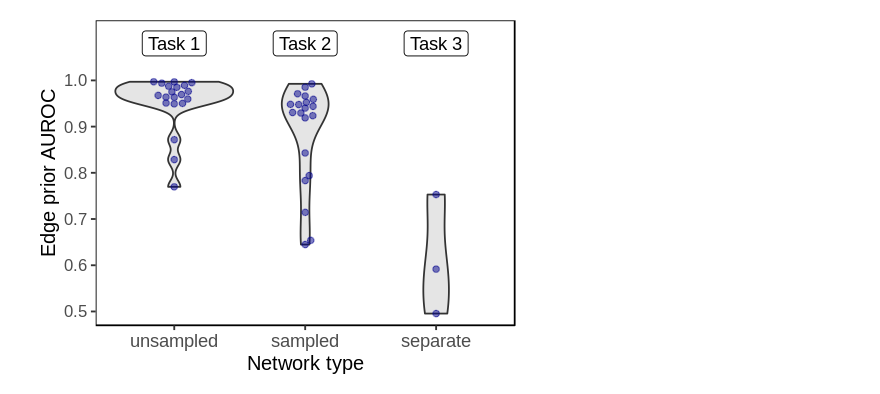
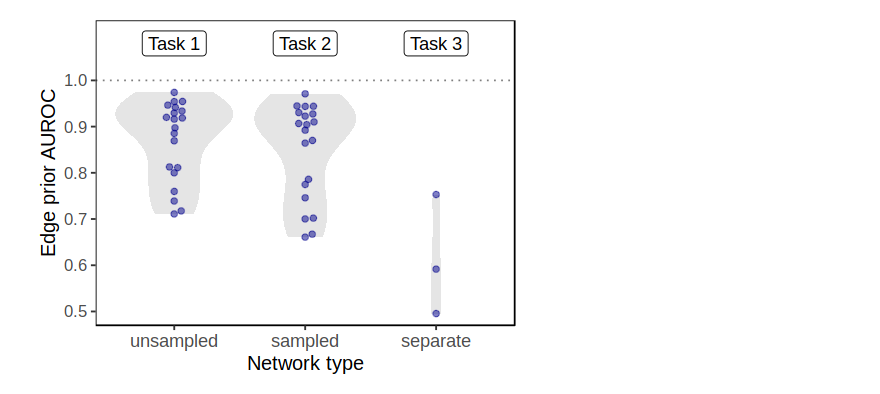
Before and after one commit to greenelab/xswap-analysis, a Jupyter notebook: nb/5.fig3.auroc/plot_auroc.ipynb, the cells around one changed output. Saved outputs shown, nothing was run; the diff lists cells and outputs as text; code cells hidden in the pictures.

```diff
--- a/nb/5.fig3.auroc/plot_auroc.ipynb
+++ b/nb/5.fig3.auroc/plot_auroc.ipynb
@@ -64,28 +69,29 @@ A tibble: 6 × 8
 # %%
 options(repr.plot.width=4, repr.plot.height=3)
 
 auroc_tasks <- metrics %>%
 filter(feature == 'xswap_prior') %>%
 # mutate(network = network %>% factor(levels = c('full', 'sampled', 'other'))) %>%
 mutate(network = network %>% recode_factor(full = "unsampled", sampled = 'sampled', other = 'separate')) %>%
 ggplot(aes(x = network, y = auroc)) +
 # geom_boxplot(outlier.shape = NA) +
-geom_violin(fill = 'grey90') +
+geom_violin(fill = 'grey90', scale = 'count', color = NA) +
 geom_beeswarm(alpha = 0.5, color = 'darkblue', cex = 2.1) +
 theme_zietzm() +
 ylab('Edge prior AUROC') +
 xlab('Network type') +
 coord_cartesian(ylim = c(0.5, 1.1)) +
 scale_y_continuous(breaks = c(0.5, 0.6, 0.7, 0.8, 0.9, 1.0)) +
 geom_label(data = data.frame(network = c('unsampled', 'sampled', 'separate'),
                              label = c('Task 1', 'Task 2', 'Task 3'),
                              auroc = rep(x = 1.08, times = 3)),
           aes(label = label)) +
+geom_hline(yintercept = 1, linetype = 'dotted', color = 'grey50') +
 theme(axis.title.x = element_text(size = 12), axis.title.y = element_text(size = 12),
       axis.text.y = element_text(size = 10), axis.text.x = element_text(size = 11))
 
 ggsave(filename = '../../img/auroc_dists.png', auroc_tasks, dpi = 300, width = 4, height = 3)
 
 auroc_tasks
 # %% [output]
-[figure, old version]
+[figure, new version]
```
Also changed, not shown: parts of 3 cells of this notebook, 22 other files.
